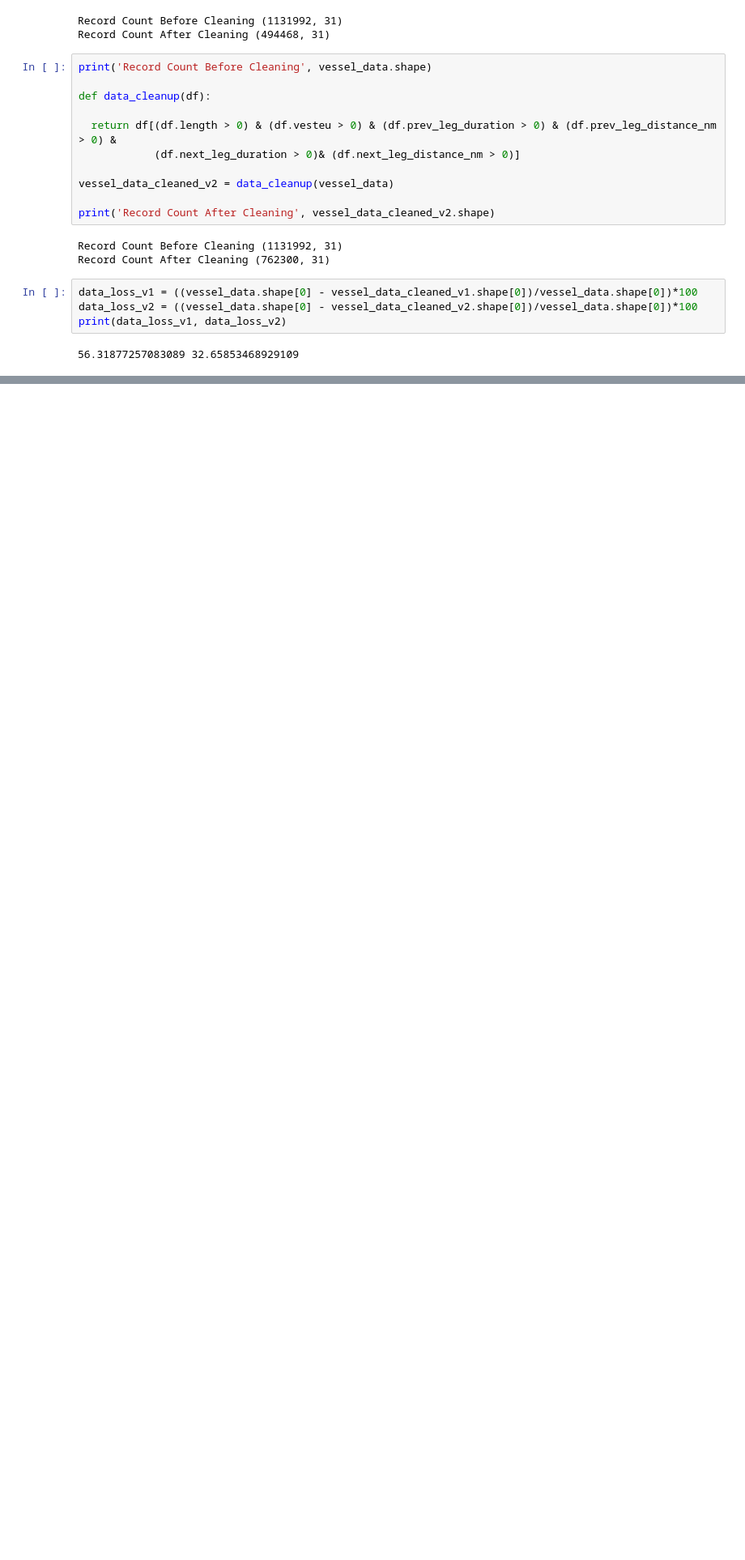
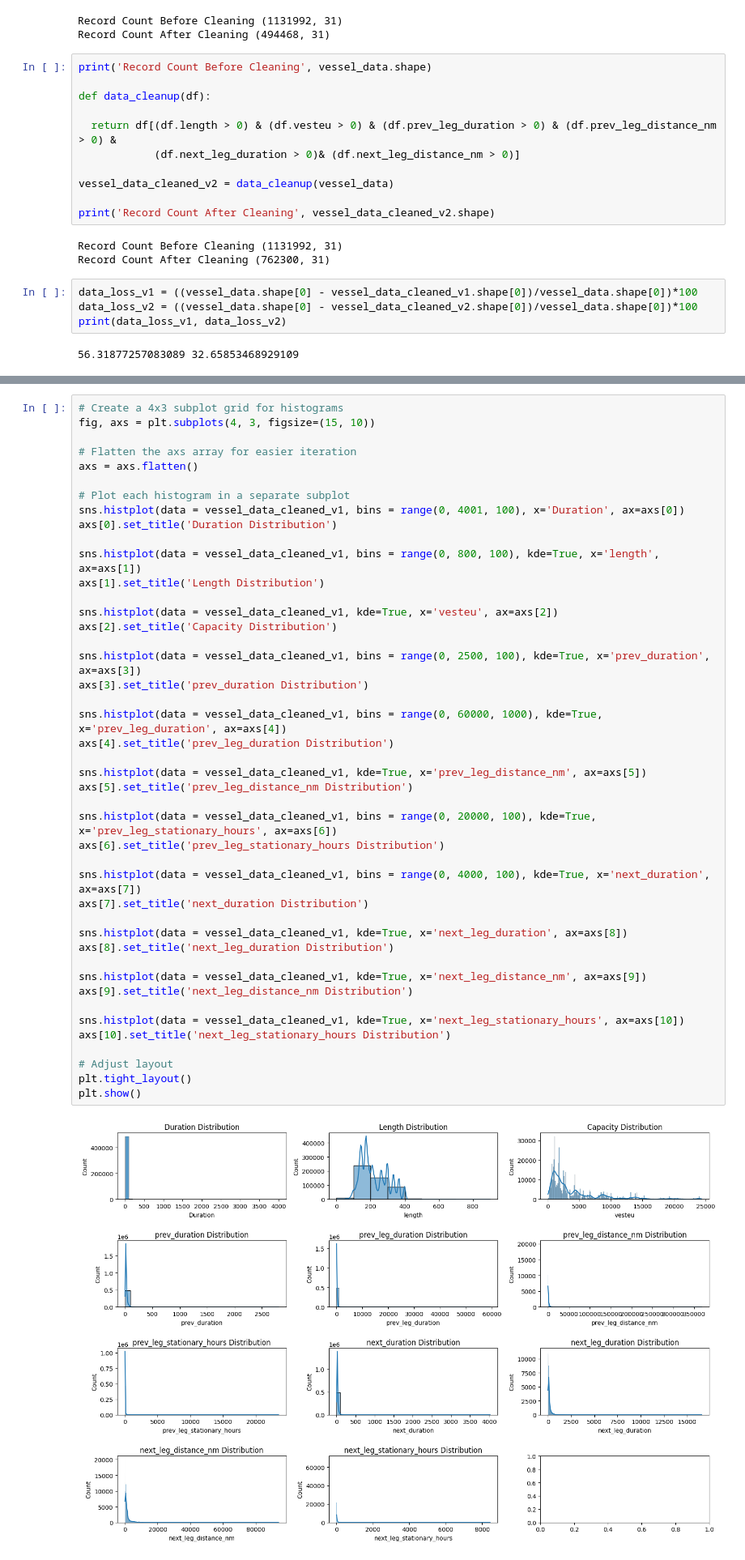
Before and after one commit to hargurjeet/Maersk, a Jupyter notebook: Solution_Notebook.ipynb, the cells around one changed output, grey strips where cells are left out. Shown at 81% size. Saved outputs shown, nothing was run; the diff lists cells and outputs as text; blank space fills up the shorter version.

```diff
--- a/Solution_Notebook.ipynb
+++ b/Solution_Notebook.ipynb
@@ -229,0 +236,46 @@ Observations
+# %%
+# Create a 4x3 subplot grid for histograms
+fig, axs = plt.subplots(4, 3, figsize=(15, 10))
+
+# Flatten the axs array for easier iteration
+axs = axs.flatten()
+
+# Plot each histogram in a separate subplot
+sns.histplot(data = vessel_data_cleaned_v1, bins = range(0, 4001, 100), x='Duration', ax=axs[0])
+axs[0].set_title('Duration Distribution')
+
+sns.histplot(data = vessel_data_cleaned_v1, bins = range(0, 800, 100), kde=True, x='length', ax=axs[1])
+axs[1].set_title('Length Distribution')
+
+sns.histplot(data = vessel_data_cleaned_v1, kde=True, x='vesteu', ax=axs[2])
+axs[2].set_title('Capacity Distribution')
+
+sns.histplot(data = vessel_data_cleaned_v1, bins = range(0, 2500, 100), kde=True, x='prev_duration', ax=axs[3])
+axs[3].set_title('prev_duration Distribution')
+
+sns.histplot(data = vessel_data_cleaned_v1, bins = range(0, 60000, 1000), kde=True, x='prev_leg_duration', ax=axs[4])
+axs[4].set_title('prev_leg_duration Distribution')
+
+sns.histplot(data = vessel_data_cleaned_v1, kde=True, x='prev_leg_distance_nm', ax=axs[5])
+axs[5].set_title('prev_leg_distance_nm Distribution')
+
+sns.histplot(data = vessel_data_cleaned_v1, bins = range(0, 20000, 100), kde=True, x='prev_leg_stationary_hours', ax=axs[6])
+axs[6].set_title('prev_leg_stationary_hours Distribution')
+
+sns.histplot(data = vessel_data_cleaned_v1, bins = range(0, 4000, 100), kde=True, x='next_duration', ax=axs[7])
+axs[7].set_title('next_duration Distribution')
+
+sns.histplot(data = vessel_data_cleaned_v1, kde=True, x='next_leg_duration', ax=axs[8])
+axs[8].set_title('next_leg_duration Distribution')
+
+sns.histplot(data = vessel_data_cleaned_v1, kde=True, x='next_leg_distance_nm', ax=axs[9])
+axs[9].set_title('next_leg_distance_nm Distribution')
+
+sns.histplot(data = vessel_data_cleaned_v1, kde=True, x='next_leg_stationary_hours', ax=axs[10])
+axs[10].set_title('next_leg_stationary_hours Distribution')
+
+# Adjust layout
+plt.tight_layout()
+plt.show()
+# %% [output]
+[figure, added]
```
Also changed, not shown: parts of 10 cells of this notebook.
